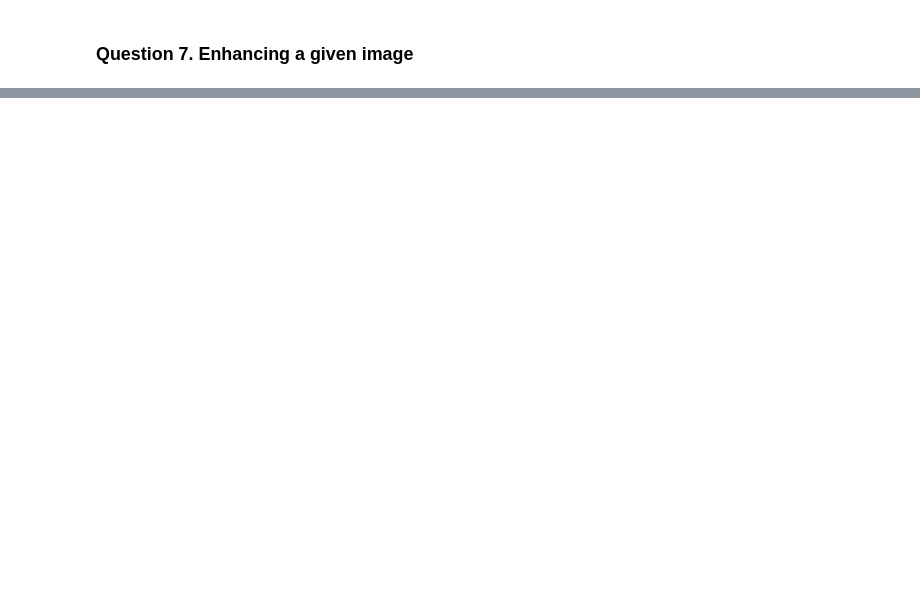
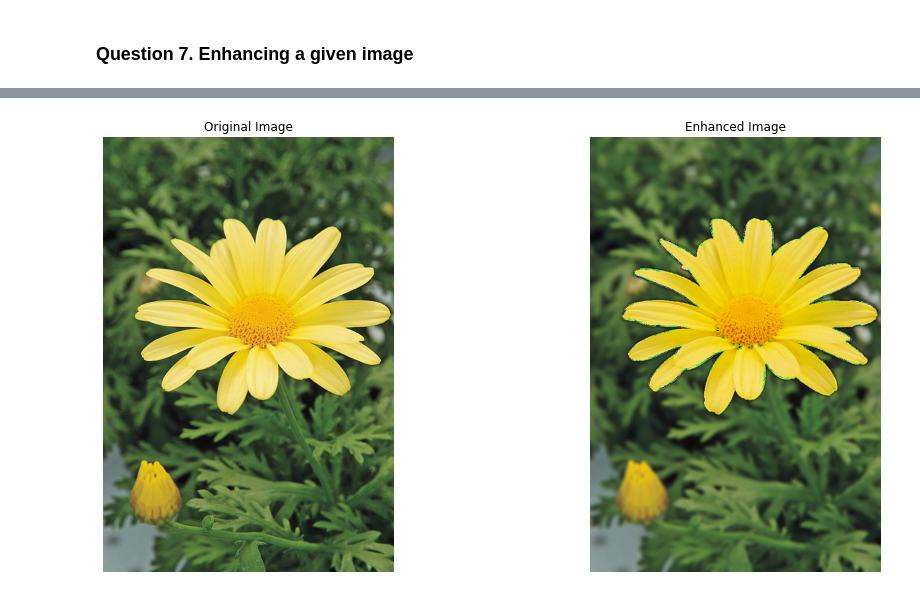
Before and after one commit to K-Thanushan/EN2550-Fundamentals-of-Image-Processing-and-Machine-Vision, a Jupyter notebook: Assignments/Assignment1/EN2550_Assignment1_190621M.ipynb, the cells around one changed output, grey strips where cells are left out. Saved outputs shown, nothing was run; the diff lists cells and outputs as text; code cells hidden in the pictures; blank space fills up the shorter version.

```diff
--- a/Assignments/Assignment1/EN2550_Assignment1_190621M.ipynb
+++ b/Assignments/Assignment1/EN2550_Assignment1_190621M.ipynb
@@ -309,0 +422,23 @@ plt.show()
+# %%
+#Question 7b
+#Enhancing foreground
+HSV_image = cv.cvtColor(Foreground_image, cv.COLOR_BGR2HSV)
+HSV_image[:, :, 1] = cv.add(HSV_image[:, :, 1],45)
+HSV_image[:, :, 1] = np.clip(HSV_image[:, :, 1],0,255)
+Enhanced_foreground = cv.cvtColor(HSV_image, cv.COLOR_HSV2BGR)
+Kernel_size = 9
+sigma = 4
+Blurred_background = cv.GaussianBlur(Background_image, (Kernel_size, Kernel_size), sigma)
+Enhanced_image = Enhanced_foreground + Blurred_background
+Imageplot1 = cv.cvtColor(Original_image, cv.COLOR_BGR2RGB)
+Imageplot2 = cv.cvtColor(Enhanced_image, cv.COLOR_BGR2RGB)
+fig, ax = plt.subplots(1,2, figsize=(16,8))
+ax[0].imshow(Imageplot1)
+ax[0].set_title('Original Image')
+ax[0].axis('off')
+ax[1].imshow(Imageplot2)
+ax[1].set_title('Enhanced Image')
+ax[1].axis('off')
+plt.show()
+# %% [output]
+[figure, added]
```
Also changed, not shown: parts of 9 cells of this notebook, 3 other files.
